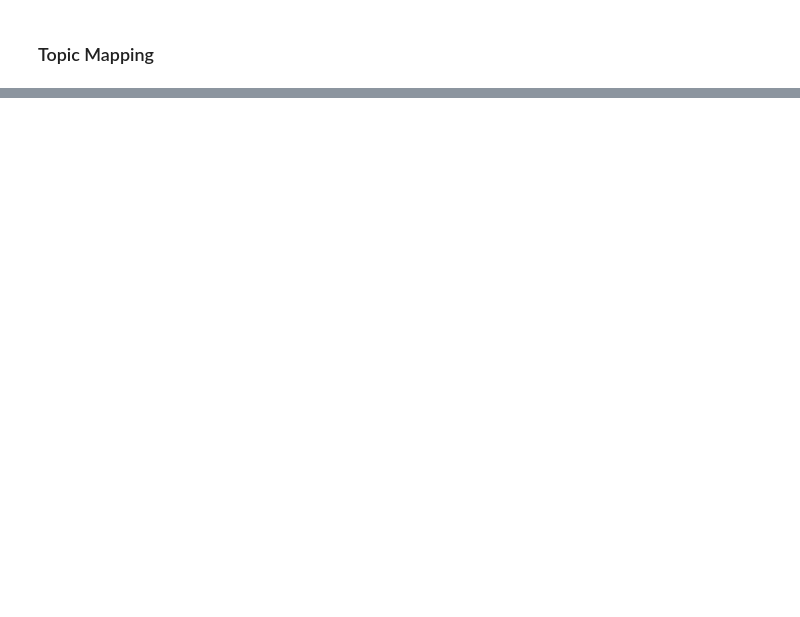
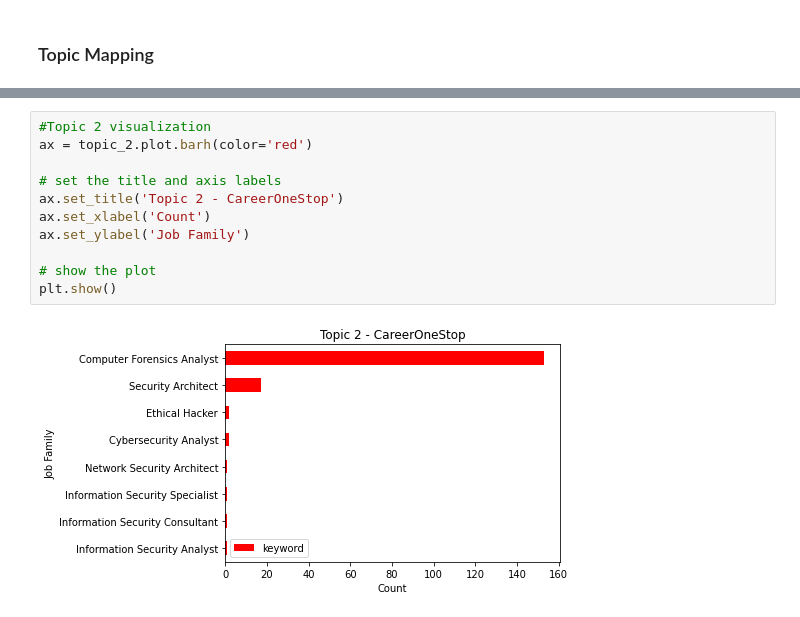
Before and after one commit to hannahabraham-gmu/Scape-Save-DAEN690, a Jupyter notebook: Demand Analysis/optimized bertopic- incl seed topic.ipynb, the cells around one changed output, grey strips where cells are left out. Drawn from its saved outputs; the diff is of its cells as text; blank space fills up the shorter version.

```diff
--- a/Demand Analysis/optimized bertopic- incl seed topic.ipynb
+++ b/Demand Analysis/optimized bertopic- incl seed topic.ipynb
@@ -334,0 +337,13 @@ pd.DataFrame(topic_1)
+# %%
+#Topic 2 visualization
+ax = topic_2.plot.barh(color='red')
+
+# set the title and axis labels
+ax.set_title('Topic 2 - CareerOneStop')
+ax.set_xlabel('Count')
+ax.set_ylabel('Job Family')
+
+# show the plot
+plt.show()
+# %% [output]
+[figure, added]
```
Also changed, not shown: parts of 40 cells of this notebook.
